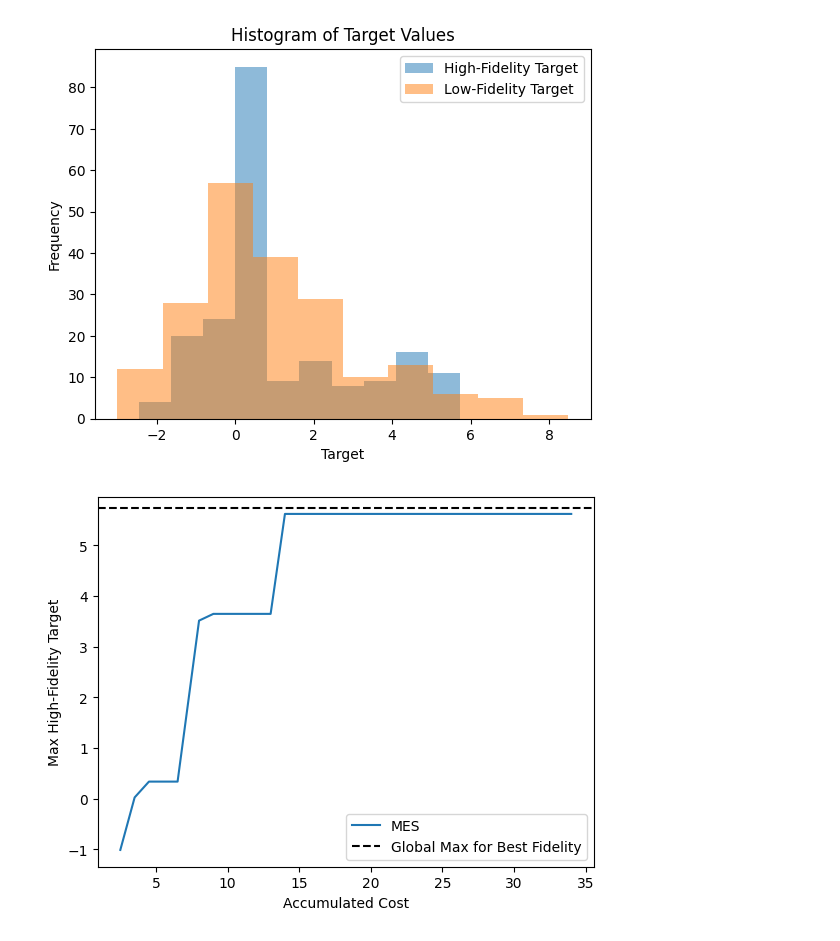
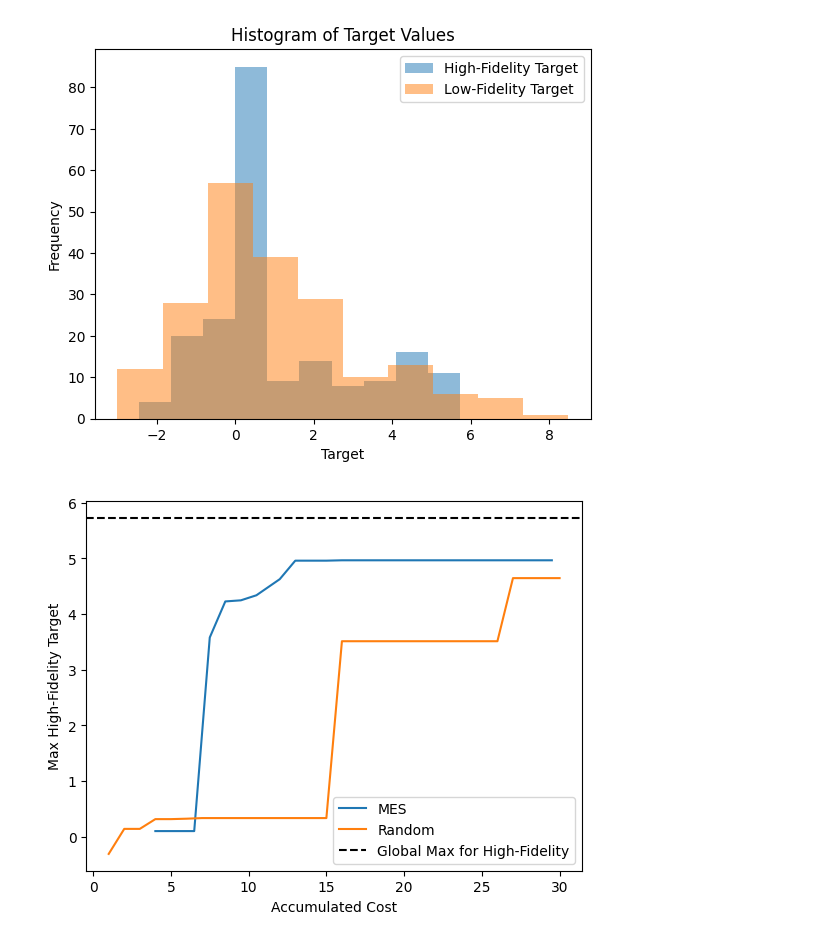
Before and after one commit to kernelCruncher/MFBO, a Jupyter notebook: notebooks/MESSyntheticFunction.ipynb, the cells around one changed output. Saved outputs shown, nothing was run; the diff lists cells and outputs as text; code cells hidden in the pictures.

```diff
--- a/notebooks/MESSyntheticFunction.ipynb
+++ b/notebooks/MESSyntheticFunction.ipynb
@@ -88,6 +89,6 @@ def setUpInitialData(sampleSpaceName, initialSize=10):
    train_obj = sampleSpace[index_store, -1:]
    return torch.tensor(train_X), torch.tensor(train_obj), sampleSpace, index_store, budget.flatten().tolist()
 # %%
-file = setUpSampleSpace(100)
-train_X, train_obj, domain, index_store, budget = setUpInitialData(file, 10)
-print(budget)
+# file = setUpSampleSpace(100)
+# train_X, train_obj, domain, index_store, budget = setUpInitialData(file, 10)
+# print(budget)
@@ -205,3 +192,19 @@ print(index_store)
+# %%
+N_ITER = 30
+fileName = 'SampleSpaces/20240606-114441.csv'
+train_x_full, train_obj, domain, index_store, budget = setUpInitialData(fileName, 10)
+
+train_x_full_mes, train_obj_mes, cumulative_cost_mes, index_store_mes = run_entire_cycle(
+    N_ITER,
+    train_x_full,
+    train_obj,
+    domain,
+    budget,
+    index_store,
+    runMes
+    )
+
+train_x_full_rand, train_obj_rand, cumulative_cost_rand, index_store_rand= run_entire_cycle_random(N_ITER, domain)
 # %%
 #Plot the samples.
 import matplotlib.pyplot as plt
@@ -252,21 +256,24 @@ plot_histogram(domain)
 [figure]
 # %%
 # Here we plot the maximum high-fidelity target reached so far with a given cost.
-def plot_cost(train_x_full, train_obj, domain, cumulative_cost):
+def plot_cost(domain, dictionary):
     max_in_space= np.max(domain[np.where(domain[:, 1] == 1.0)])
-    cumulative_cost_array = np.array(cumulative_cost)
-    hf_indices = np.where(train_x_full[:, 1]==1.0)
-    high_fidelity_obj = train_obj[np.where(train_x_full[:, 1]==1.0)].detach().numpy()
-    accum_target = []
-    for i in range(len(high_fidelity_obj)):
-        accum_target.append(max(high_fidelity_obj[0:i+1]))
+    for search_alg in dictionary:
+        train_x_full, train_obj, cumulative_cost = dictionary[search_alg]
+        cumulative_cost_array = np.array(cumulative_cost)
+        hf_indices = np.where(train_x_full[:, 1]==1.0)
+        high_fidelity_obj = train_obj[np.where(train_x_full[:, 1]==1.0)].detach().numpy()
+        accum_target = []
+        for i in range(len(high_fidelity_obj)):
+            accum_target.append(max(high_fidelity_obj[0:i+1]))
 
-    plt.plot(cumulative_cost_array[hf_indices ] ,accum_target, label='MES')
+        plt.plot(cumulative_cost_array[hf_indices ], accum_target, label=search_alg)
     plt.axhline(y=max_in_space, color='black', linestyle='--', label='Global Max for High-Fidelity')
     plt.xlabel('Accumulated Cost')
     plt.ylabel('Max High-Fidelity Target')
     plt.legend()
 
-plot_cost(train_x_full, train_obj, domain, cumulative_cost)
+modelDict = {"MES": (train_x_full_mes, train_obj_mes, cumulative_cost_mes), "Random": (train_x_full_rand, train_obj_rand, cumulative_cost_rand) }
+plot_cost(domain, modelDict)
 # %% [output]
-[figure, old version]
+[figure, new version]
```
Also changed, not shown: parts of 12 cells of this notebook.
